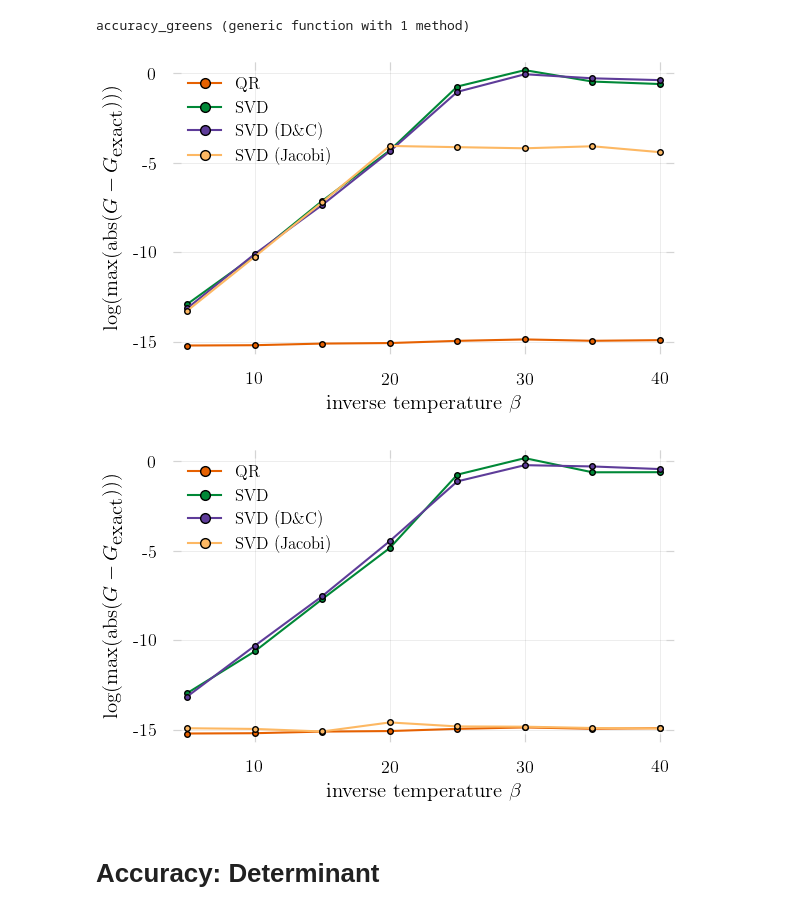
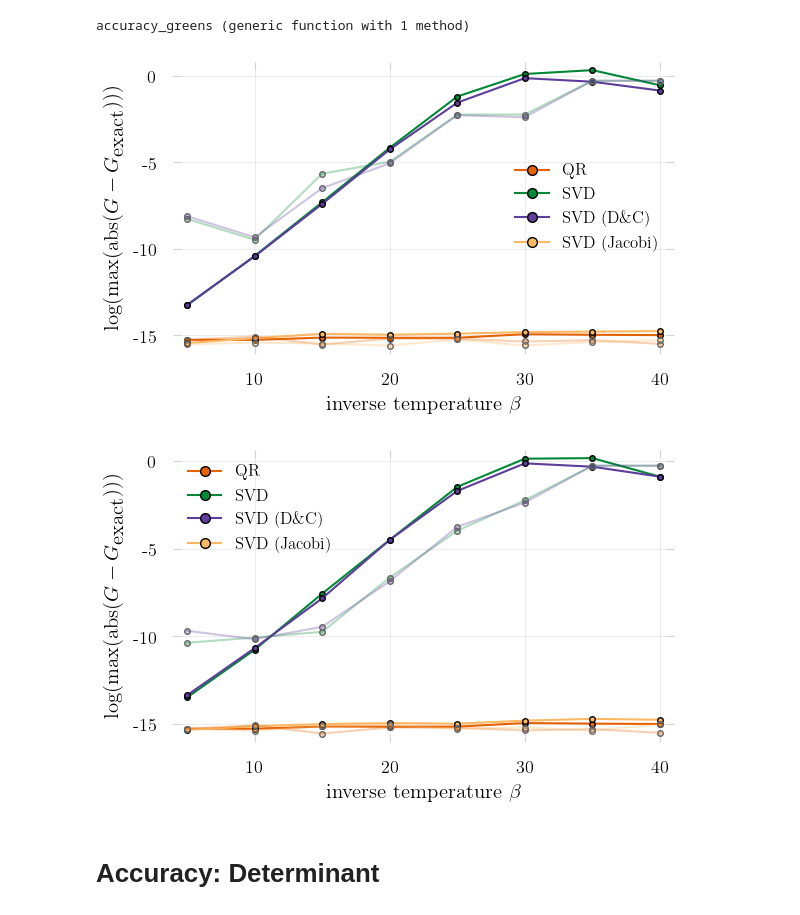
Before and after one commit to carstenbauer/StableDQMC.jl, a Jupyter notebook: notebooks/accuracy.ipynb, the cells around one changed output. Drawn from its saved outputs; the diff is of its cells as text; code cells hidden in the pictures.

```diff
--- a/notebooks/accuracy.ipynb
+++ b/notebooks/accuracy.ipynb
@@ -85,3 +52,25 @@ B = exp(-Δτ .* T)
+# %%
+# Hubbard
+nsites = 4
+n = nsites * 2 # spin
+t = 1
+# U = 0
+μ = 0
+Δτ = 0.1
+
+# Kinetic part (PBC)
+T = diagm(-1 => fill(-t, n-1), 1 => fill(-t, n-1), 0 => fill(μ, n))
+T[1,end] = -t; T[end,1] = -t;
+
+# on-site interaction
+function eU(U)
+    λ = acosh(exp(0.5*U*Δτ))
+    Diagonal(vcat(fill(exp(λ), nsites), fill(exp(-λ), nsites)))
+end
+
+B0 = exp(-Δτ .* T) * eU(0)
+B1 = exp(-Δτ .* T) * eU(1);
+B4 = exp(-Δτ .* T) * eU(4);
 # %%
 # Compare to exact discretized energies
 ks = LinRange(-pi, pi, n+1)[1:end-1]
@@ -117,7 +102,7 @@ estimate_breakdown(17)
 # %% [output]
 97.85986645224693
 # %%
-Bbig = BigFloat.(B)
+Bbig = BigFloat.(B0)
 N = 500
 
 setprecision(100) do
@@ -210,13 +195,13 @@ function accuracy_greens(B; svdinversion = inv_one_plus)
         F_qr_udt = calc_Bchain_qr(B, N)[1];
         F_gesvd  = calc_Bchain_svd(B, N; svdalg = gesvd)[1];
         F_gesdd  = calc_Bchain_svd(B, N; svdalg = gesdd)[1];
-        F_gesvj  = calc_Bchain_svd(B, N; svdalg = gesvj)[1];
+        F_gesvj  = calc_Bchain_svd(B, N; svdalg = StableDQMC.gesvj)[1];
 
         # inversion
         G_qr_udt = inv_one_plus(F_qr_udt)
-        G_gesvd  = svdinversion(F_gesvd)
-        G_gesdd  = svdinversion(F_gesdd)
-        G_gesvj  = svdinversion(F_gesvj)
+        G_gesvd  = svdinversion(F_gesvd; svdalg = gesvd!)
+        G_gesdd  = svdinversion(F_gesdd; svdalg = gesdd!)
+        G_gesvj  = svdinversion(F_gesvj; svdalg = StableDQMC.gesvj!)
 
         Δs_qr[beta]    = maximum(abs.(G_qr_udt - G_genericsvd))
         Δs_gesvd[beta] = maximum(abs.(G_gesvd - G_genericsvd))
@@ -234,13 +217,21 @@ accuracy_greens (generic function with 1 method)
 # %%
+Δs_qr, Δs_gesvd, Δs_gesdd, Δs_gesvj = accuracy_greens(B0);
 betas = collect(keys(Δs_qr))
 p = plot(betas, log.(10, values(Δs_qr)), color="#E66101", marker=true, label="QR")
 plot!(betas, log.(10, values(Δs_gesvd)), color="#008837", marker=true, label="SVD")
 plot!(betas, log.(10, values(Δs_gesdd)), color="#5E3C99", marker=true, label="SVD (D\\&C)")
 plot!(betas, log.(10, values(Δs_gesvj)), color="#FDB863", marker=true, label="SVD (Jacobi)")
 
+Δs_qr, Δs_gesvd, Δs_gesdd, Δs_gesvj = accuracy_greens(B1);
+plot!(betas, log.(10, values(Δs_qr)), color="#E66101", alpha=.3, msc="#666666", marker=true, label="")
+plot!(betas, log.(10, values(Δs_gesvd)), color="#008837", alpha=.3, msc="#666666", marker=true, label="")
+plot!(betas, log.(10, values(Δs_gesdd)), color="#5E3C99", alpha=.3, msc="#666666", marker=true, label="")
+plot!(betas, log.(10, values(Δs_gesvj)), color="#FDB863", alpha=.3, msc="#666666", marker=true, label="")
+
+
 xlabel!(L"inverse temperature $\beta$")
 ylabel!(L"\log(\textrm{max}(\textrm{abs}(G - G_{\textrm{exact}})))")
 # ylims!(0., 1e-3)
 savefig("../paper/figures/accuracy_greens_svd_regularinv.pdf")
 # %% [output]
-[figure, old version]
+[figure, new version]
@@ -249,15 +238,22 @@ savefig("../paper/figures/accuracy_greens_svd_regularinv.pdf")
 # %%
+Δs_qr, Δs_gesvd, Δs_gesdd, Δs_gesvj = accuracy_greens(B0, svdinversion = inv_one_plus_loh);
 betas = collect(keys(Δs_qr))
 p = plot(betas, log.(10, values(Δs_qr)), color="#E66101", marker=true, label="QR")
 plot!(betas, log.(10, values(Δs_gesvd)), color="#008837", marker=true, label="SVD")
 plot!(betas, log.(10, values(Δs_gesdd)), color="#5E3C99", marker=true, label="SVD (D\\&C)")
 plot!(betas, log.(10, values(Δs_gesvj)), color="#FDB863", marker=true, label="SVD (Jacobi)")
 
+Δs_qr, Δs_gesvd, Δs_gesdd, Δs_gesvj = accuracy_greens(B1, svdinversion = inv_one_plus_loh);
+plot!(betas, log.(10, values(Δs_qr)), color="#E66101", alpha=.3, msc="#666666", marker=true, label="")
+plot!(betas, log.(10, values(Δs_gesvd)), color="#008837", alpha=.3, msc="#666666", marker=true, label="")
+plot!(betas, log.(10, values(Δs_gesdd)), color="#5E3C99", alpha=.3, msc="#666666", marker=true, label="")
+plot!(betas, log.(10, values(Δs_gesvj)), color="#FDB863", alpha=.3, msc="#666666", marker=true, label="")
+
 xlabel!(L"inverse temperature $\beta$")
 ylabel!(L"\log(\textrm{max}(\textrm{abs}(G - G_{\textrm{exact}})))")
 savefig("../paper/figures/accuracy_greens_svd_loh.pdf")
 # %% [output]
-[figure, old version]
+[figure, new version]
 # %% [markdown]
 # Accuracy: Determinant
 # %%
```
Also changed, not shown: parts of 29 cells of this notebook, 36 other files.
